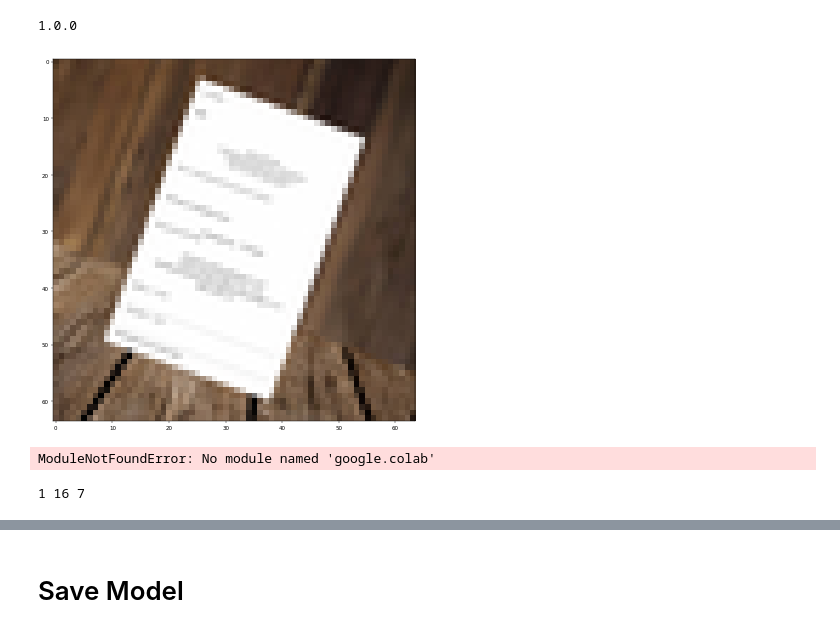
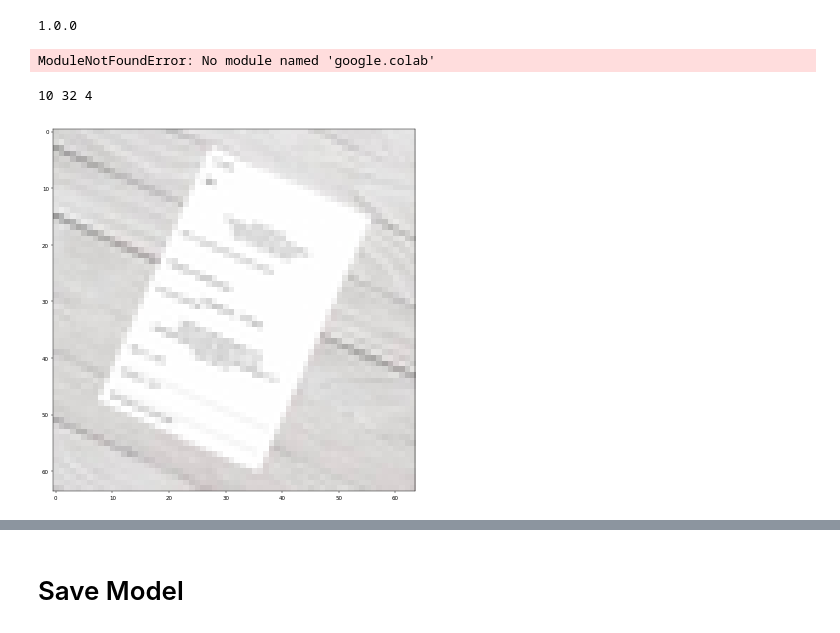
Before and after one commit to Charistoph/invoice_ocr, a Jupyter notebook: Image_Rotation_CNN_Colab.ipynb, the cells around one changed output, grey strips where cells are left out. Saved outputs shown, nothing was run; the diff lists cells and outputs as text; code cells hidden in the pictures.

```diff
--- a/Image_Rotation_CNN_Colab.ipynb
+++ b/Image_Rotation_CNN_Colab.ipynb
@@ -381,13 +381,6 @@ def training_data_generator(input_img_names, background_img_names, itr, batch_si
     y2 = torch.from_numpy(shear_enc).float().to(device)
 
     return X, y1, y2
-# %%
-# test generator
-X, y1, y2 = training_data_generator(input_img_names, background_img_names, itr,
-                                    batch_size, rot_to_int, she_to_int, device)
-img_show(np.swapaxes(X[0].detach().numpy(), 2, -3), 12)
-# %% [output]
-[figure, removed]
 # %%
 # preperation for saving model
 from google.colab import drive
@@ -395,8 +388,8 @@ drive.mount('/content/gdrive')
 # %% [output]
 ModuleNotFoundError: No module named 'google.colab'
 # %%
-max_epochs = 1
-batch_size = 16
+max_epochs = 10
+batch_size = 32
 learning_rate = 1e-5
 
 n_batches =  int(np.ceil(len(input_img_names)/batch_size))
@@ -411,7 +404,15 @@ inp_channels = 3
 nclasses_1 = max_rotation*2+1
 nclasses_2 = max_shear*2+1
 # %% [output]
-1 16 7
+10 32 4
+# %%
+# test generator
+itr = 0
+X, y1, y2 = training_data_generator(input_img_names, background_img_names, itr,
+                                    batch_size, rot_to_int, she_to_int, device)
+img_show(np.swapaxes(X[0].detach().numpy(), 2, -3), 12)
+# %% [output]
+[figure, added]
 # %%
 # test if GPU is being used
 cudnn.benchmark = True
```
Also changed, not shown: parts of 10 cells of this notebook, 1 other file.
